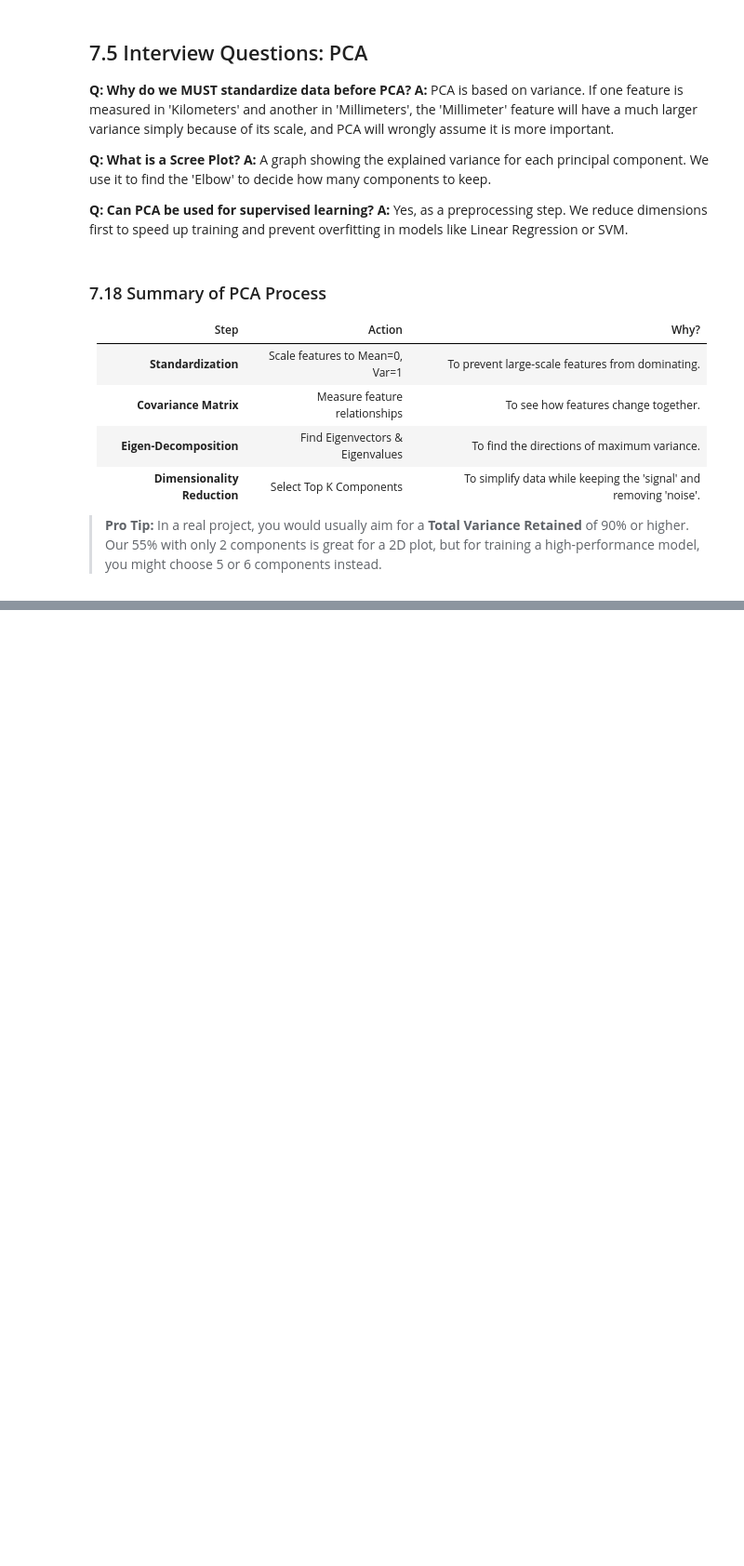
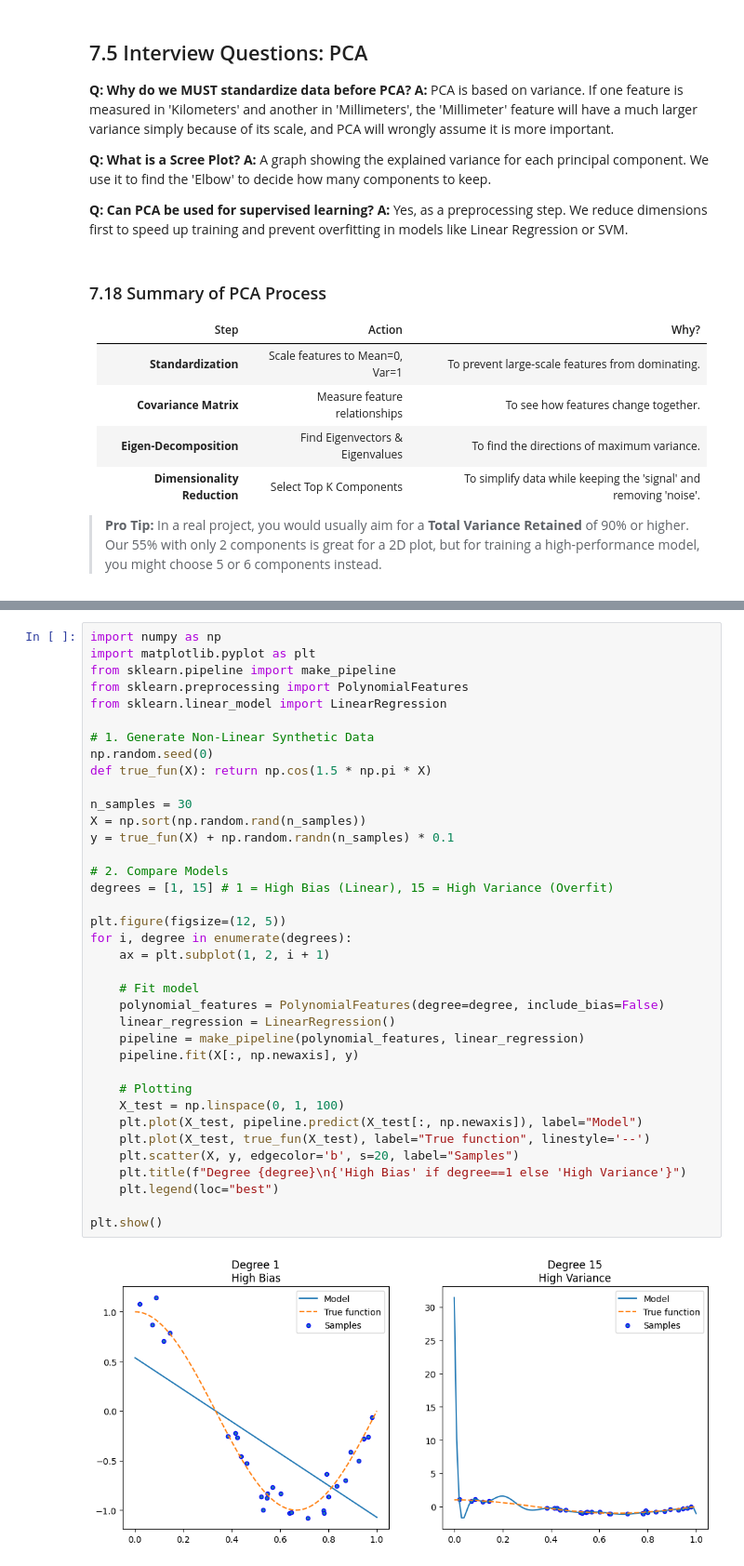
Before and after one commit to rsys-adsingh/Machine-Learning, a Jupyter notebook: study/Chapter_4.ipynb, the cells around one changed output, grey strips where cells are left out. Shown at 93% size. Saved outputs shown, nothing was run; the diff lists cells and outputs as text; blank space fills up the shorter version.

```diff
--- a/study/Chapter_4.ipynb
+++ b/study/Chapter_4.ipynb
@@ -880,0 +903,39 @@ Projected Data (1D):
+# %%
+import numpy as np
+import matplotlib.pyplot as plt
+from sklearn.pipeline import make_pipeline
+from sklearn.preprocessing import PolynomialFeatures
+from sklearn.linear_model import LinearRegression
+
+# 1. Generate Non-Linear Synthetic Data
+np.random.seed(0)
+def true_fun(X): return np.cos(1.5 * np.pi * X)
+
+n_samples = 30
+X = np.sort(np.random.rand(n_samples))
+y = true_fun(X) + np.random.randn(n_samples) * 0.1
+
+# 2. Compare Models
+degrees = [1, 15] # 1 = High Bias (Linear), 15 = High Variance (Overfit)
+
+plt.figure(figsize=(12, 5))
+for i, degree in enumerate(degrees):
+    ax = plt.subplot(1, 2, i + 1)
+
+    # Fit model
+    polynomial_features = PolynomialFeatures(degree=degree, include_bias=False)
+    linear_regression = LinearRegression()
+    pipeline = make_pipeline(polynomial_features, linear_regression)
+    pipeline.fit(X[:, np.newaxis], y)
+
+    # Plotting
+    X_test = np.linspace(0, 1, 100)
+    plt.plot(X_test, pipeline.predict(X_test[:, np.newaxis]), label="Model")
+    plt.plot(X_test, true_fun(X_test), label="True function", linestyle='--')
+    plt.scatter(X, y, edgecolor='b', s=20, label="Samples")
+    plt.title(f"Degree {degree}\n{'High Bias' if degree==1 else 'High Variance'}")
+    plt.legend(loc="best")
+
+plt.show()
+# %% [output]
+[figure, added]
```
Also changed, not shown: parts of 2 cells of this notebook.
